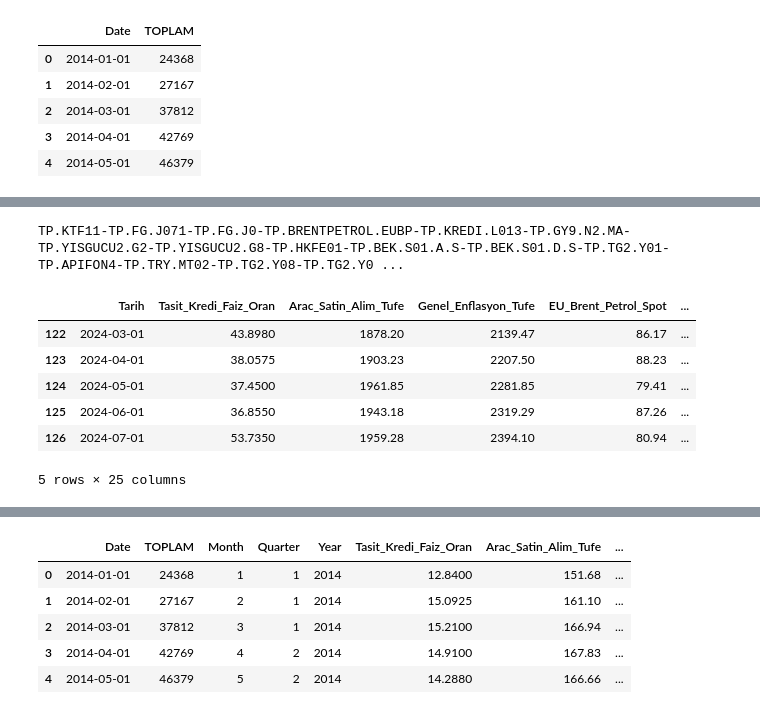
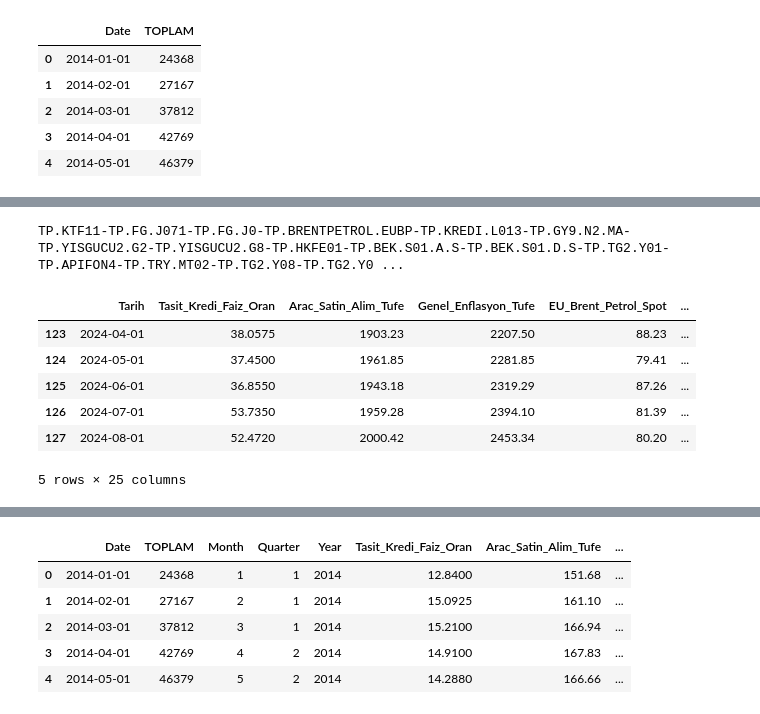
Before and after one commit to tolg6/Turkey-Vehicle-Sales-Market, a Jupyter notebook: binek_arac.ipynb, the cells around one changed output, grey strips where cells are left out. Cells and saved outputs as stored; diff of their text form; code cells hidden in the pictures.

```diff
--- a/binek_arac.ipynb
+++ b/binek_arac.ipynb
@@ -197,19 +197,24 @@ plt.show()
 # %%
 ## get evds data
 from evds_data import GetData
 
-ob = GetData()
+API_KEY = "API-KEY"
+
+start_date = monthly_data["Date"].dt.date.min().strftime('%d-%m-%Y')
+end_date = monthly_data["Date"].dt.date.max().strftime('%d-%m-%Y')
+
+ob = GetData(api_key= API_KEY,start_date= start_date , end_date = end_date)
 
 eco_data = ob.request_evds()
 eco_data.tail()
 # %% [output]
 TP.KTF11-TP.FG.J071-TP.FG.J0-TP.BRENTPETROL.EUBP-TP.KREDI.L013-TP.GY9.N2.MA-TP.YISGUCU2.G2-TP.YISGUCU2.G8-TP.HKFE01-TP.BEK.S01.A.S-TP.BEK.S01.D.S-TP.TG2.Y01-TP.APIFON4-TP.TRY.MT02-TP.TG2.Y08-TP.TG2.Y0 ...
 |  | Tarih | Tasit_Kredi_Faiz_Oran | Arac_Satin_Alim_Tufe | Genel_Enflasyon_Tufe | EU_Brent_Petrol_Spot | ... |
-| 122 | 2024-03-01 | 43.8980 | 1878.20 | 2139.47 | 86.17 | ... |
 | 123 | 2024-04-01 | 38.0575 | 1903.23 | 2207.50 | 88.23 | ... |
 | 124 | 2024-05-01 | 37.4500 | 1961.85 | 2281.85 | 79.41 | ... |
 | 125 | 2024-06-01 | 36.8550 | 1943.18 | 2319.29 | 87.26 | ... |
-| 126 | 2024-07-01 | 53.7350 | 1959.28 | 2394.10 | 80.94 | ... |
+| 126 | 2024-07-01 | 53.7350 | 1959.28 | 2394.10 | 81.39 | ... |
+| 127 | 2024-08-01 | 52.4720 | 2000.42 | 2453.34 | 80.20 | ... |
 5 rows × 25 columns
 # %%
 ## concat sales & eco features
```
Also changed, not shown: parts of 30 cells of this notebook, 9 other files.
